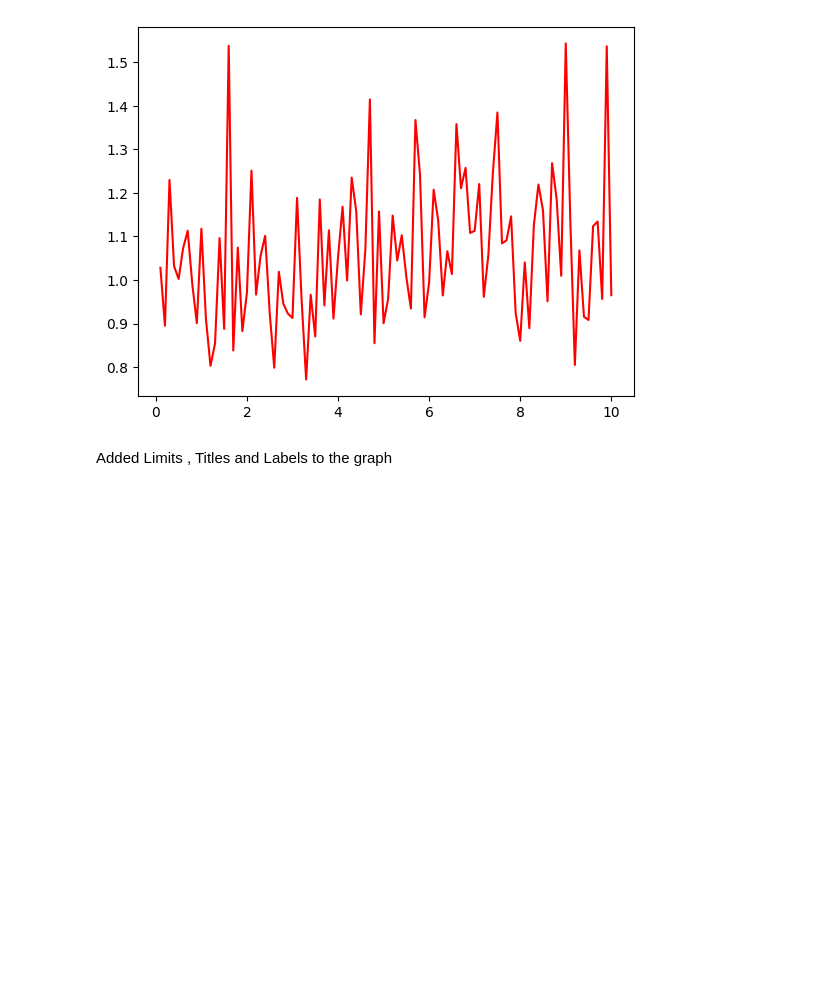
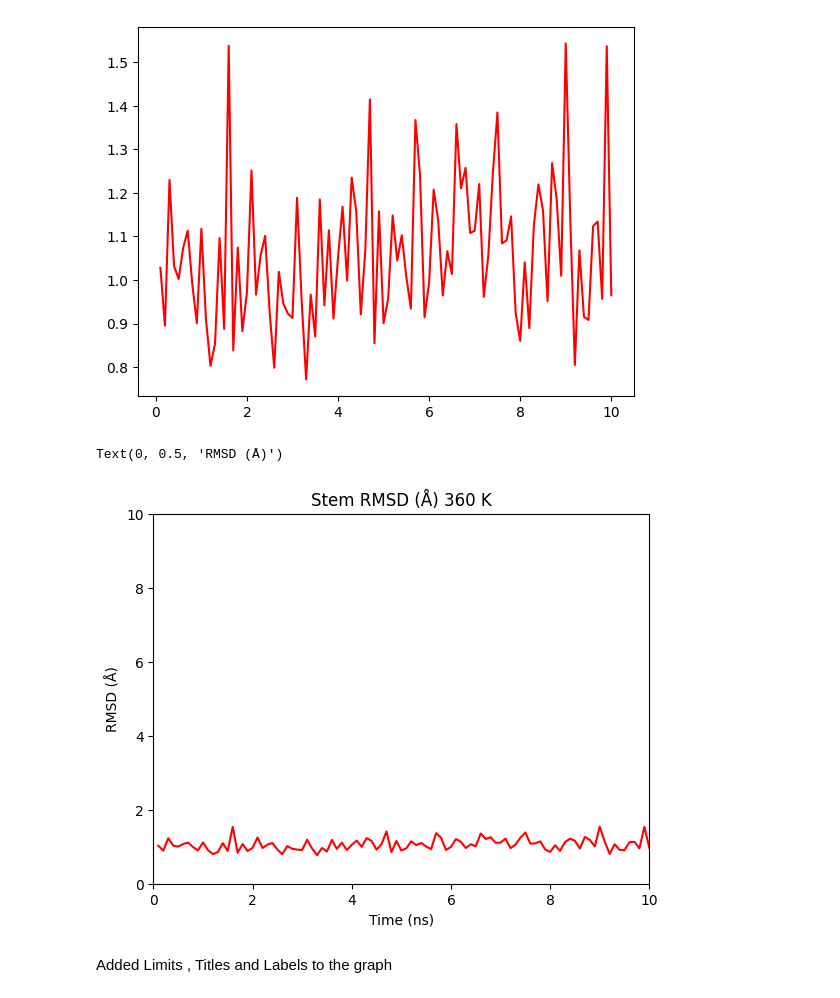
Before and after one commit to jackcodesalot/Molecular-Dynamics, a Jupyter notebook: mdAnalysis.ipynb, the cells around one changed output. Cells and saved outputs as stored; diff of their text form; code cells hidden in the pictures; blank space fills up the shorter version.

Commit message:
Finished jupyter notebook and got the graph

```diff
--- a/mdAnalysis.ipynb
+++ b/mdAnalysis.ipynb
@@ -17,10 +17,16 @@ plt.plot(stem_x / index, stem_y, 'red')
 [<matplotlib.lines.Line2D at 0x...>]
 [figure]
 # %%
+stem_x = stem[:,  0]
+stem_y = stem[:, 1]
+plt.plot(stem_x / index, stem_y, 'red')
 plt.title('Stem RMSD (Å) 360 K')
 plt.xlim(0, 10)
 plt.ylim(0, 10)
 plt.xlabel('Time (ns)')
 plt.ylabel('RMSD (Å)')
+# %% [output]
+Text(0, 0.5, 'RMSD (Å)')
+[figure, added]
 # %% [markdown]
 Added Limits , Titles and Labels to the graph
```
Also changed, not shown: parts of 2 cells of this notebook.
